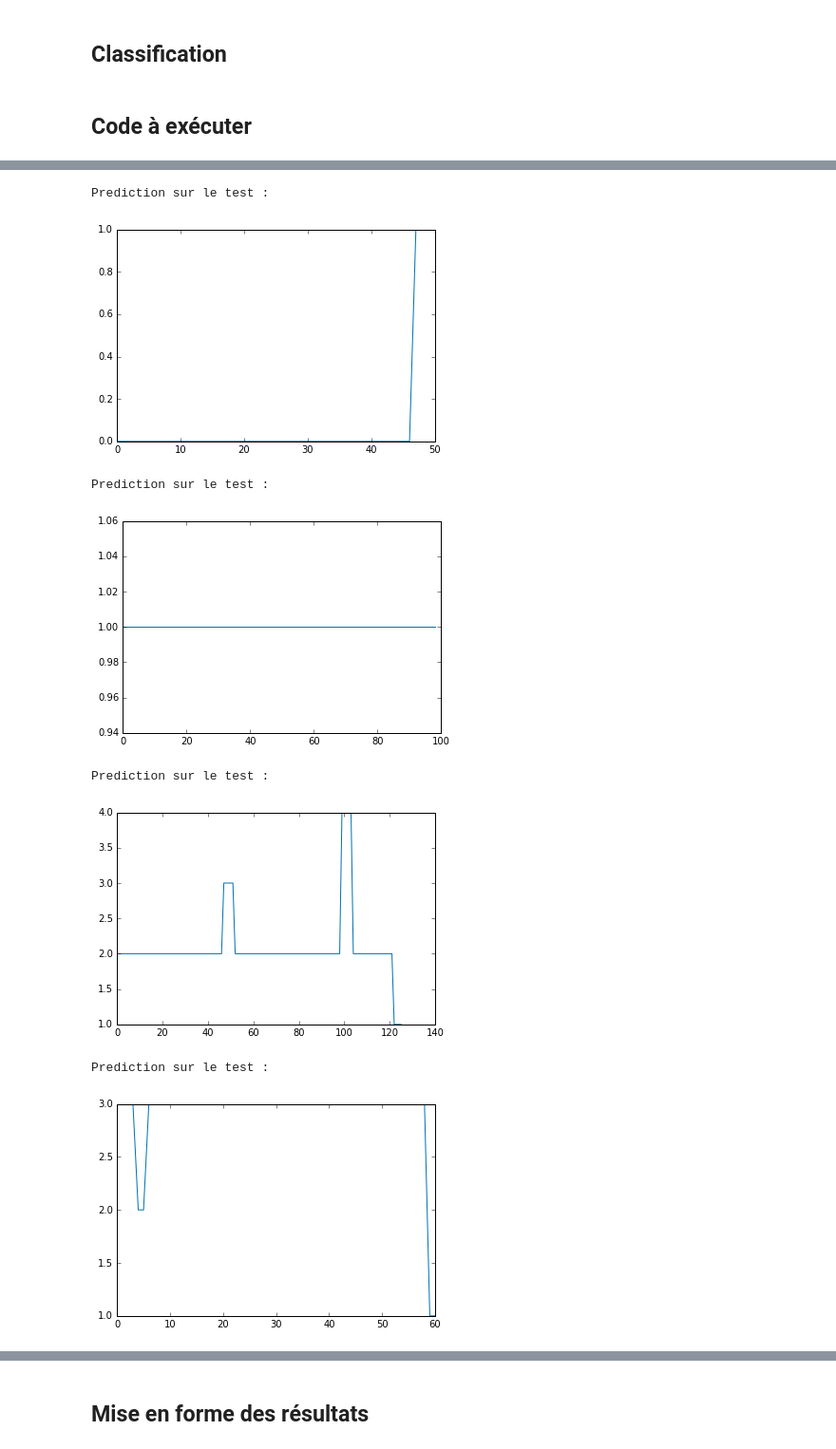
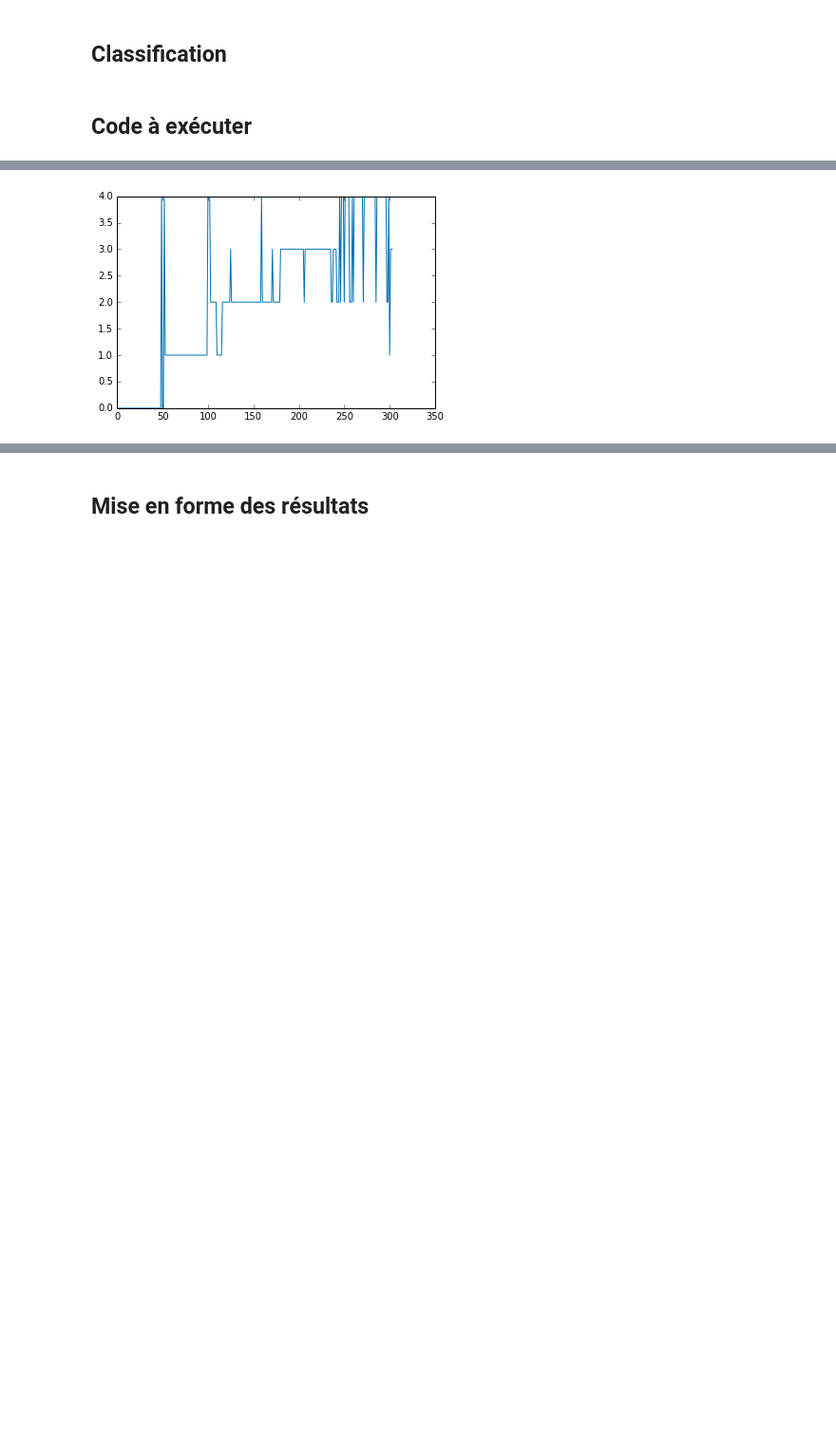
Before and after one commit to Vincent-Robert/Projet-SIGMA, a Jupyter notebook: Script court.ipynb, the cells around one changed output, grey strips where cells are left out. Shown: that part at 95% size. Drawn from its saved outputs; the diff is of its cells as text; code cells hidden in the pictures; blank space fills up the shorter version.

```diff
--- a/Script court.ipynb
+++ b/Script court.ipynb
@@ -227,7 +229,7 @@ def build_model(train_features, labels_idee):
     clf2.fit(train_scaled_pca, classes)
     clf3 = BaggingClassifier(MLPClassifier(solver = 'adam', alpha = 1, max_iter = 200, shuffle = True, hidden_layer_sizes = (100, 100, 100)), n_estimators = 10, max_samples = 0.5)
     clf3.fit(train_scaled_pca, classes)
-    return clf1, clf2, clf3, pca, scaler
+    return clf1, clf2, clf2, pca, scaler
 
 def actually_predict(classifier1, classifier2, classifier3, test_features, pca, scaler):
 #def actually_predict(classifier1, test_features, pca, scaler):
@@ -277,20 +279,9 @@ Prediction sur le train, juste pour voir :
 # %%
-test_liste = ['assis_test.csv', 'debout_test.csv', 'marche_test.csv', 'descenterapide3.csv', 'monte_test.csv', 'courir_test.csv']
-for test_name in test_liste:
-    test_features = create_test(test_name, window_length, recouvrement, n)
+test_features = create_test('test_situation_reelle_2_coupee.csv', window_length, recouvrement, n)
+prediction_test = actually_predict(classifier1, classifier2, classifier3, test_features, pca, scaler)
 
-    print('Prediction sur le test : ')
-    prediction_test = actually_predict(classifier1, classifier2, classifier3, test_features, pca, scaler)
-    #prediction_test = actually_predict(classifier, test_features, pca, scaler)
-    plt.figure()
-    plt.plot(np.rint(prediction_test))
-    plt.show()
+plt.figure()
+plt.plot(np.rint(prediction_test))
+plt.show()
 # %% [output]
-Prediction sur le test :
-[figure, old version]
+[figure, new version]
-Prediction sur le test :
-[figure, removed]
-Prediction sur le test :
-[figure, removed]
-Prediction sur le test :
-[figure, removed]
```
Also changed, not shown: parts of 12 cells of this notebook.
